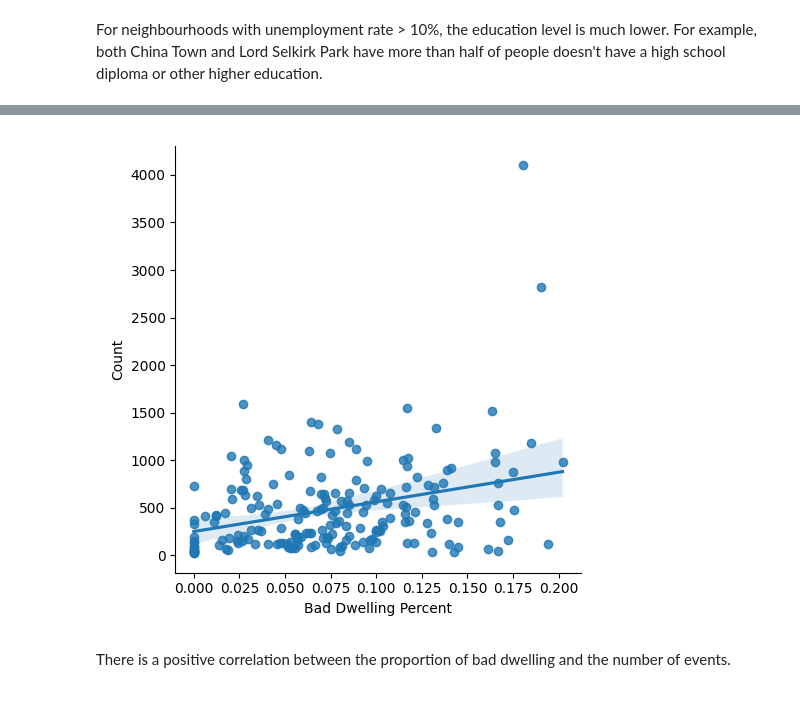
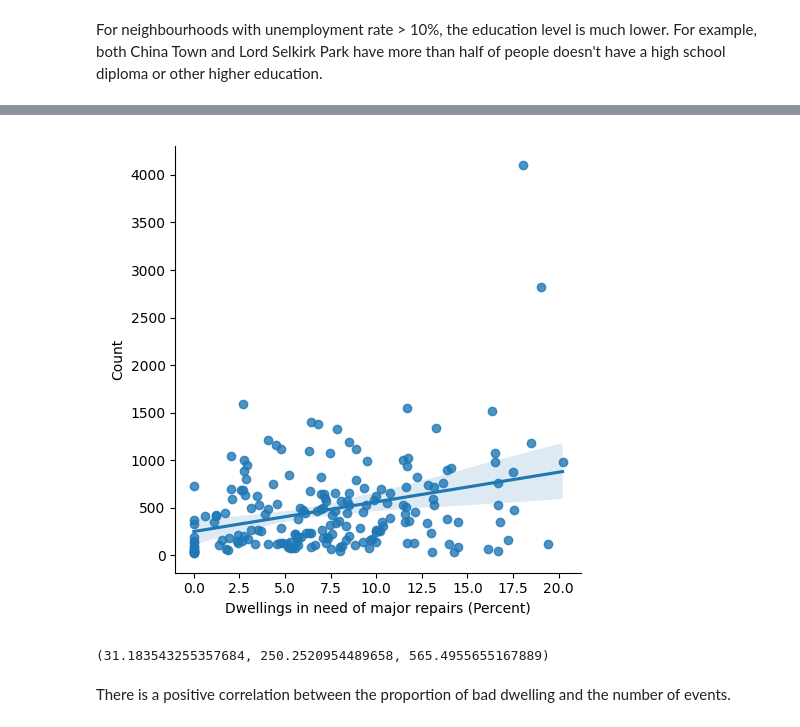
Before and after one commit to tommyvct/winnipeg-311-data-analysis, a Jupyter notebook: spatial_regression.ipynb, the cells around one changed output, grey strips where cells are left out. Cells and saved outputs as stored; diff of their text form; code cells hidden in the pictures.

```diff
--- a/spatial_regression.ipynb
+++ b/spatial_regression.ipynb
@@ -167,9 +181,9 @@ plt.show()
 # %%
 # combined_df.plot(kind="scatter", x="Bad Dwelling Percent", y="Count")
-sns.lmplot(x="Bad Dwelling Percent", y="Count", data=combined_df)
-plt.show()
+plot_regression(x="Bad Dwelling Percent", y="Count", data=combined_df, xlables="Dwellings in need of major repairs", xpercent=True)
 # %% [output]
-[figure, old version]
+[figure, new version]
+(31.183543255357684, 250.2520954489658, 565.4955655167889)
 # %% [markdown]
 There is a positive correlation between the proportion of bad dwelling and the number of events.
 # %%
```
Also changed, not shown: parts of 21 cells of this notebook, 6 other files.
